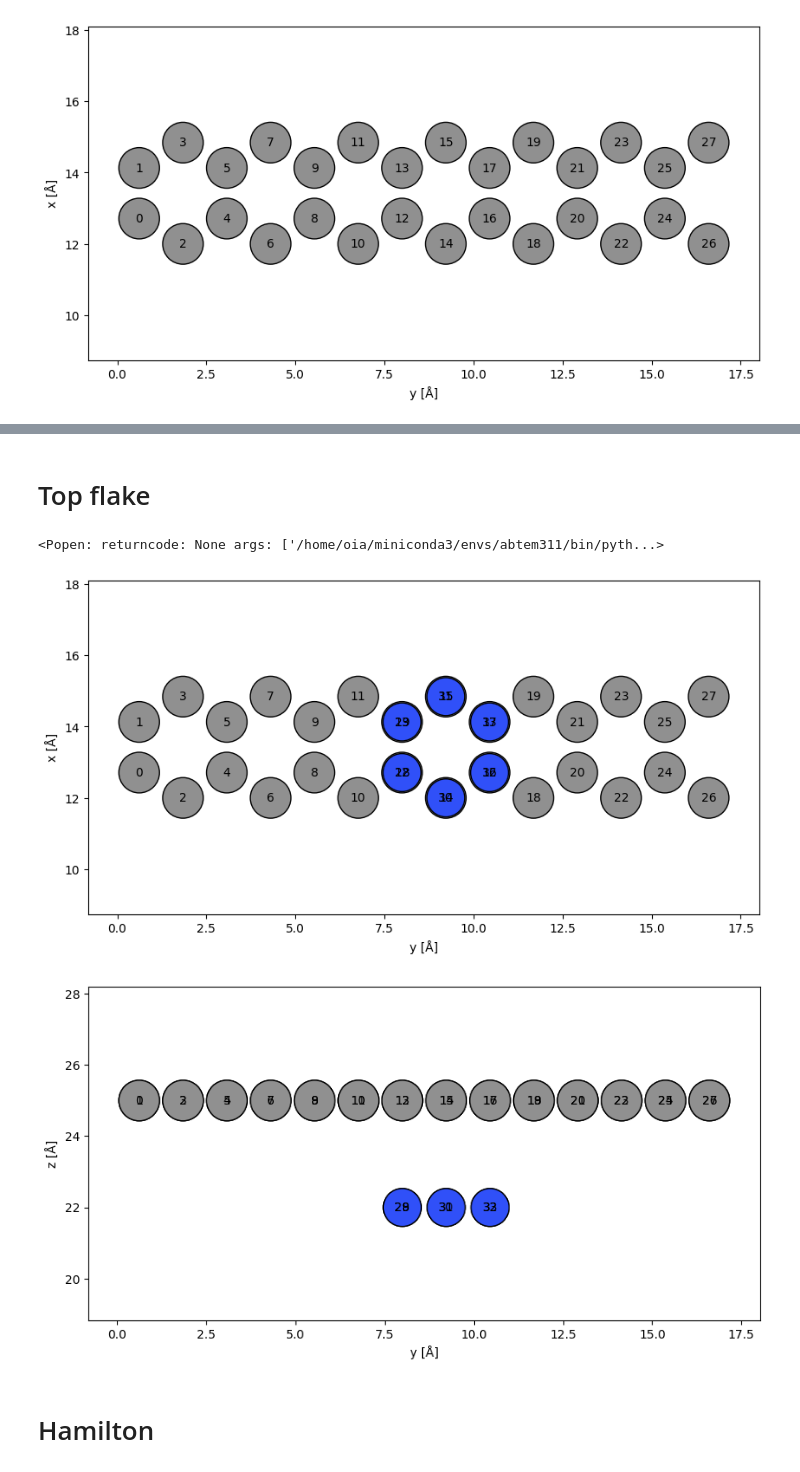
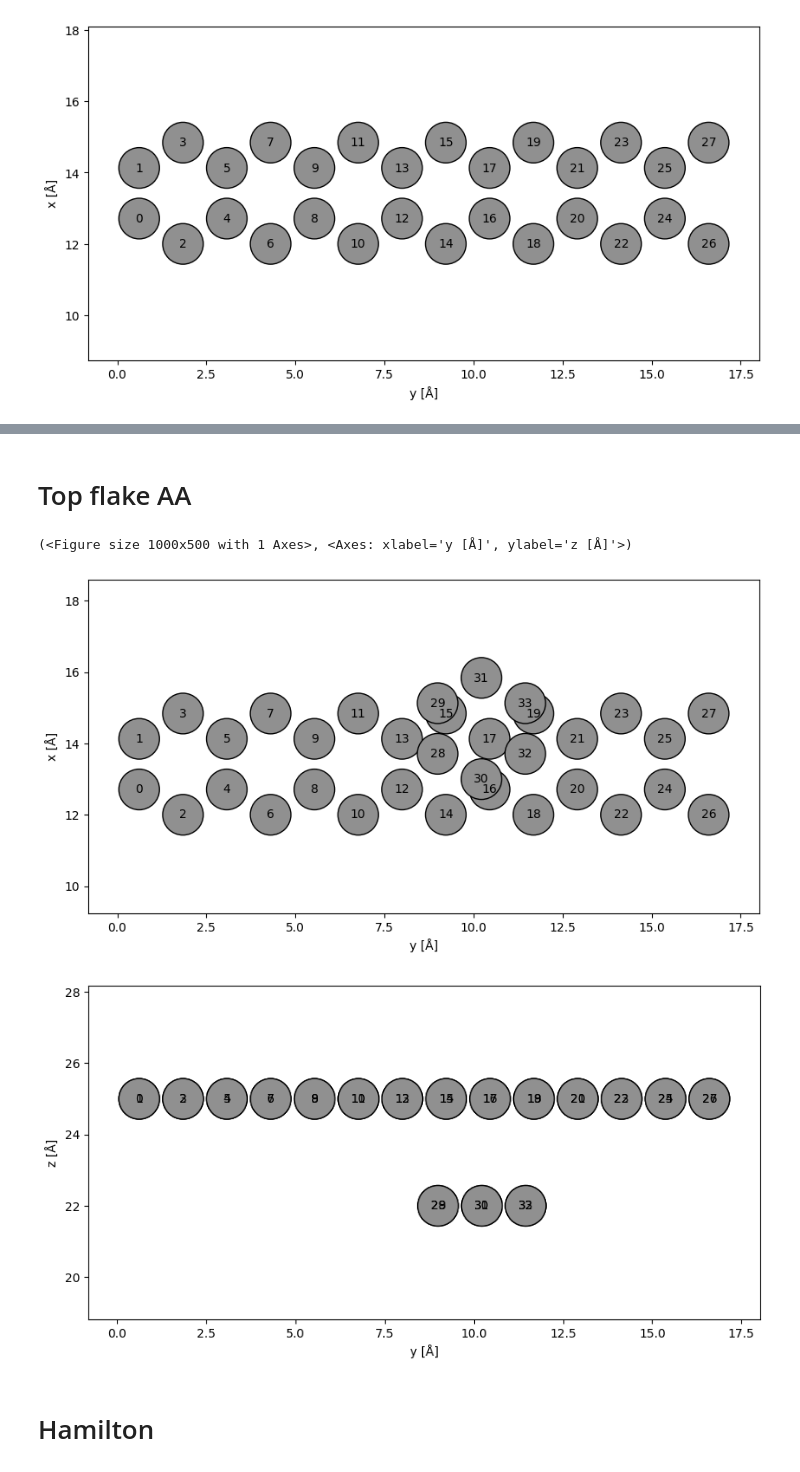
Before and after one commit to KayaGerds/Project, a Jupyter notebook: Main_oli.ipynb, the cells around one changed output, grey strips where cells are left out. Cells and saved outputs as stored; diff of their text form; code cells hidden in the pictures.

```diff
--- a/Main_oli.ipynb
+++ b/Main_oli.ipynb
@@ -16,7 +16,7 @@ import abtem
 from functions import zgnr
 
 Vpp_pi0=-2.7
-Vpp_sigma0=0.48
+Vpp_sigma0=-0.48
 
 # N = 6 # width
 # L = 1 # length
@@ -26,28 +26,26 @@ N = 2 # width
 L = 1 # length
 num_cells = 7
 
-nL = 4
-nR = 4
 
-NR = zgnr(N,L)
+unit_cell = zgnr(N,L)
 
-NR.rotate(90, (1, 0, 0), rotate_cell=False)
+unit_cell.rotate(90, (1, 0, 0), rotate_cell=False)
 
-NR.cell[1] = [0, NR.cell[2,2],0]
-NR.cell[2] = [0,0,50.0]
+unit_cell.cell[1] = [0, unit_cell.cell[2,2],0]
+unit_cell.cell[2] = [0,0,50.0]
 
 
 # center in the cell
-NR.center()
+unit_cell.center()
 
 # sort atoms by x, then y (correct order)
-xyz = NR.get_positions()
+xyz = unit_cell.get_positions()
 sorted_indices = np.lexsort((xyz[:, 0], xyz[:, 1]))  # no z sorting
 
-NR = NR[sorted_indices]
+unit_cell = unit_cell[sorted_indices]
 
 # repeat
-NR = NR.repeat((1,num_cells,1))
+NR = unit_cell.repeat((1,num_cells,1))
 # atoms = atoms.repeat((1,5,1))
 
 
@@ -61,30 +84,31 @@ Cell([26.84, 17.21658502723464, 50.0])
 # %% [markdown]
-# Top flake
+# Top flake AA
 # %%
+nL = 4
+
 bottom = NR.copy()
 top = NR.copy()
 
-shiftxy = 0
+shiftx = 1
+shifty = 1
 shiftz = -3
-shift = np.array([shiftxy, shiftxy, shiftz])
+shift = np.array([shiftx, shifty, shiftz])
 top.positions += shift
 
 num_del = nL*3
 
 del top[0:num_del]
 del top[len(top)-num_del+2::]
 # change symbol to Nitrogen for identification
-top.symbols = 'N'
-atoms = bottom + top
+# top.symbols = 'N'
+AAtop_C = bottom + top
 
-abtem.show_atoms(atoms,plane='yx',numbering=True,merge = False,show_cell=False,figsize=(10,5))
-abtem.show_atoms(atoms,plane='yz',numbering=True,merge = False,show_cell=False,figsize=(10,5))
-
-view(atoms)
+abtem.show_atoms(AAtop_C,plane='yx',numbering=True,merge = False,show_cell=False,figsize=(10,5))
+abtem.show_atoms(AAtop_C,plane='yz',numbering=True,merge = False,show_cell=False,figsize=(10,5))
 # %% [output]
-<Popen: returncode: None args: ['/home/oia/miniconda3/envs/abtem311/bin/pyth...>
+(<Figure size 1000x500 with 1 Axes>, <Axes: xlabel='y [Å]', ylabel='z [Å]'>)
-[figure, old version]
+[figure, new version]
-[figure, old version]
+[figure, new version]
 # %% [markdown]
 # Hamilton
 # %%
```
Also changed, not shown: parts of 34 cells of this notebook, 29 other files.
